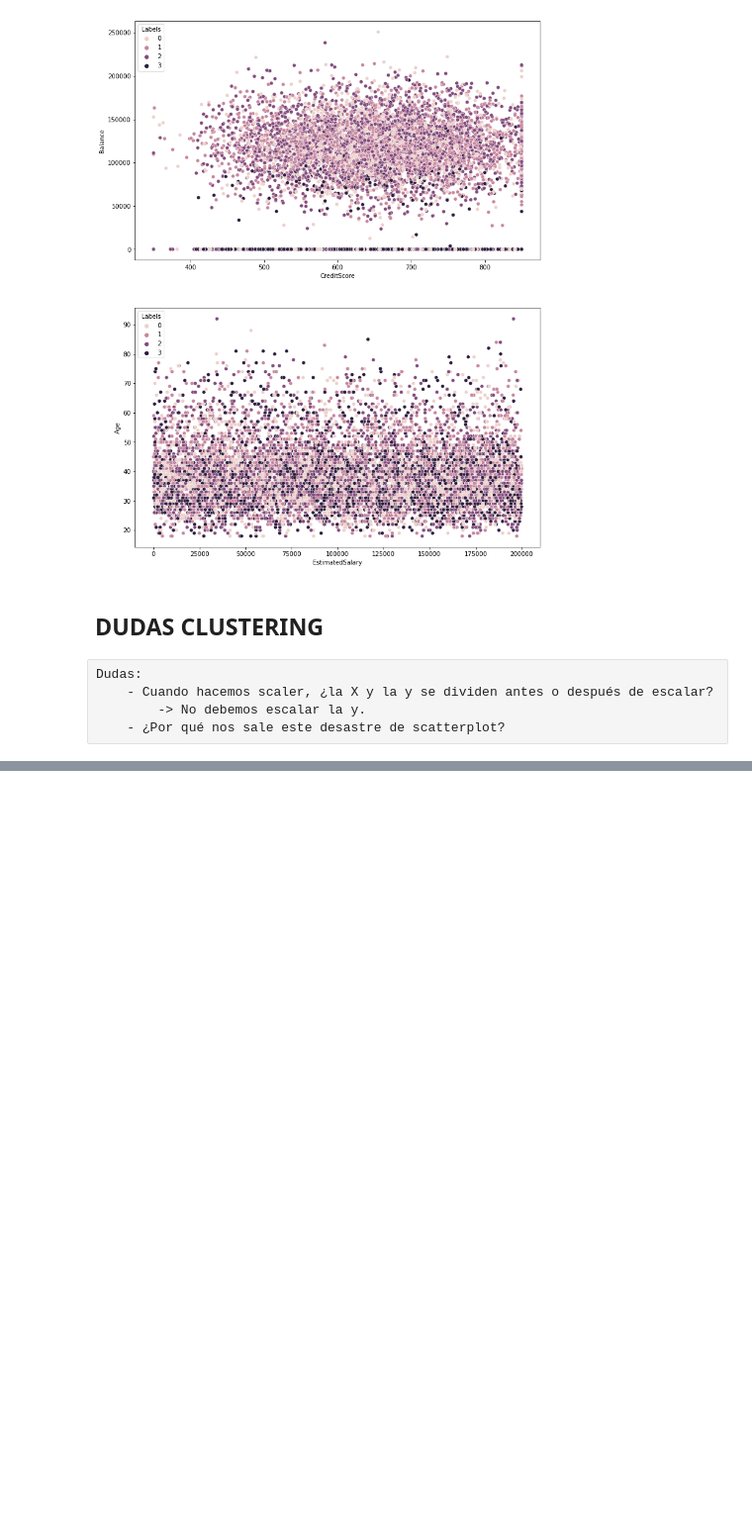
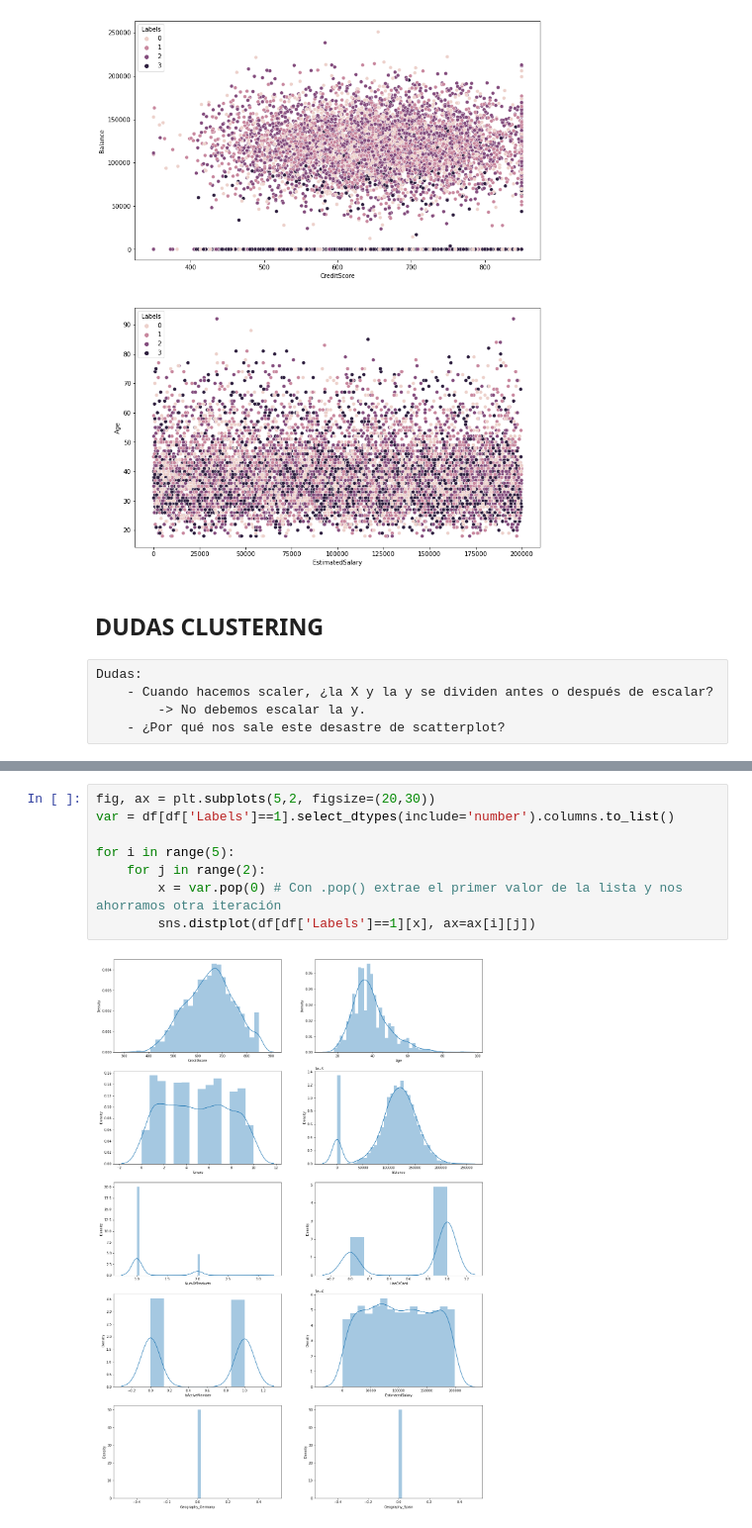
Before and after one commit to borjatv/project-ml-bank-churn, a Jupyter notebook: Exploracion.ipynb, the cells around one changed output, grey strips where cells are left out. Shown at 99% size. Saved outputs shown, nothing was run; the diff lists cells and outputs as text; blank space fills up the shorter version.

```diff
--- a/Exploracion.ipynb
+++ b/Exploracion.ipynb
@@ -609,0 +610,10 @@ Dudas:
+# %%
+fig, ax = plt.subplots(5,2, figsize=(20,30))
+var = df[df['Labels']==1].select_dtypes(include='number').columns.to_list()
+
+for i in range(5):
+    for j in range(2):
+        x = var.pop(0) # Con .pop() extrae el primer valor de la lista y nos ahorramos otra iteración
+        sns.distplot(df[df['Labels']==1][x], ax=ax[i][j])
+# %% [output]
+[figure, added]
```
Also changed, not shown: parts of 25 cells of this notebook.
